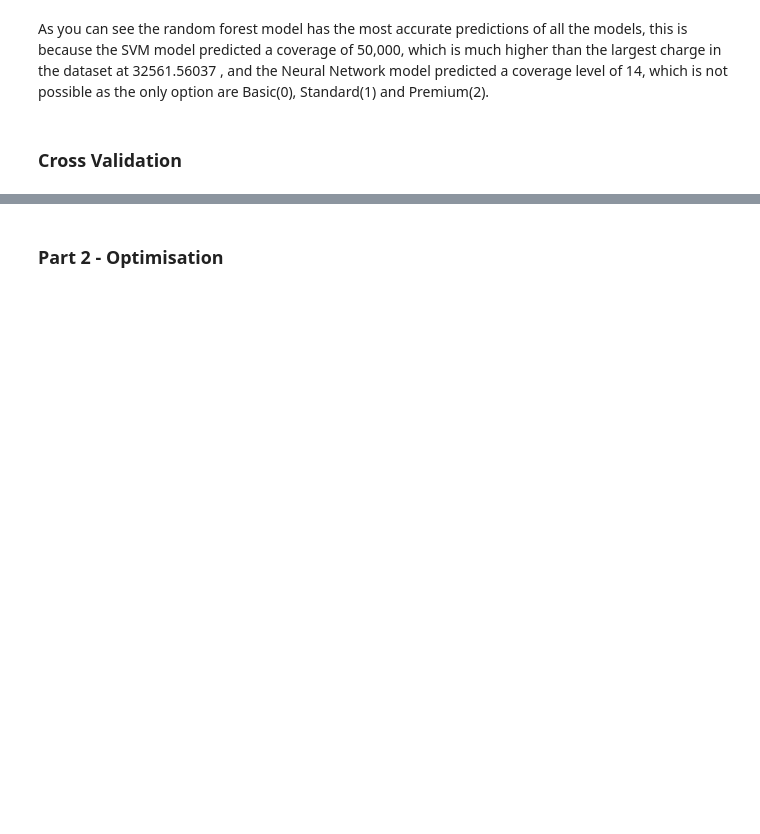
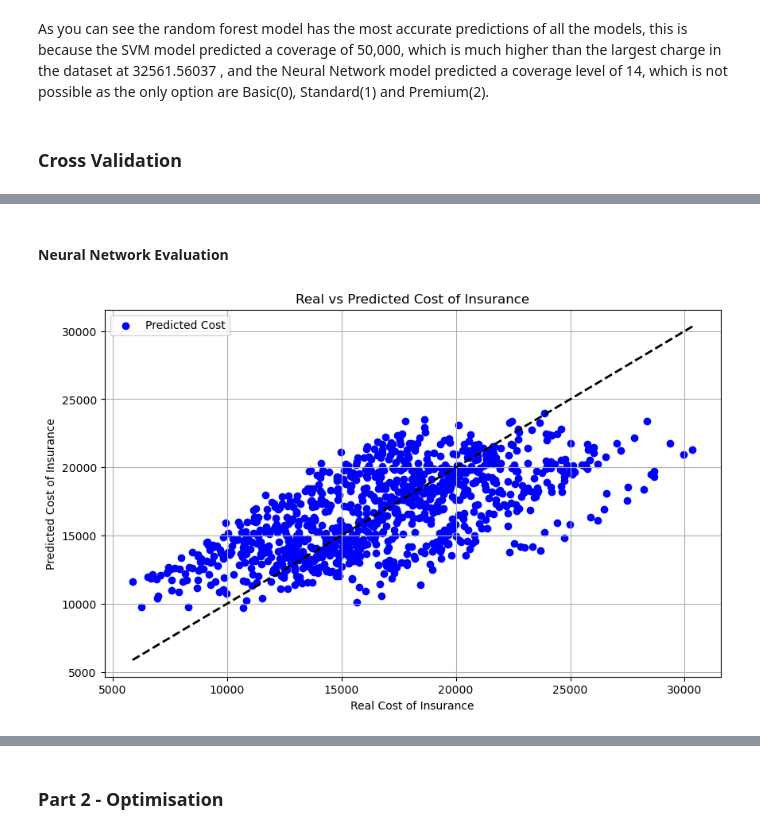
Before and after one commit to Zedster82/Comp-2002, a Jupyter notebook: Assignments/Final Report/Comp 2002 Report.ipynb, the cells around one changed output, grey strips where cells are left out. Drawn from its saved outputs; the diff is of its cells as text; code cells hidden in the pictures; blank space fills up the shorter version.

```diff
--- a/Assignments/Final Report/Comp 2002 Report.ipynb
+++ b/Assignments/Final Report/Comp 2002 Report.ipynb
@@ -218,23 +281,28 @@ nn_model = Sequential([
 nn_model.compile(optimizer='adam', loss='mean_squared_error')
 
 # Train the model
-trained_data = nn_model.fit(X_train, y_train, epochs=4, batch_size=8, validation_split=0.2)
+nn_model.fit(X_train, y_train, epochs=40, batch_size=8, validation_split=0.2)
 
 # Make predictions on the test data
-y_pred = nn_model.predict(X_test)
+y_pred_nn = nn_model.predict(X_test)
 # Split the predictions into charges and coverage level
-y_charges_pred = y_pred[:, 0]  # Charges is the first output variable
-y_coverage_pred = y_pred[:, 1]  # Coverage is the second output variable
+y_charges_pred_nn = y_pred_nn[:, 0]  # Charges is the first output variable
+y_coverage_pred_nn = y_pred_nn[:, 1]  # Coverage is the second output variable
 
-# Calculate Mean Squared Error for each output separately
-mse_charges = mean_squared_error(y_charges_test, y_charges_pred)
-mse_coverage = mean_squared_error(y_coverage_test, y_coverage_pred)
+# Calculate Mean Squared Error (MSE)
+mse_charges_nn = mean_squared_error(y_charges_test, y_charges_pred_nn)
+mse_coverage_nn = mean_squared_error(y_coverage_test, y_coverage_pred_nn)
+print("Mean Squared Error (Charges):", mse_charges_nn)
+print("Mean Squared Error (Coverage Level):", mse_coverage_nn)
 
-print("Mean Squared Error (Charges):", mse_charges)
-print("Mean Squared Error (Coverage Level):", mse_coverage)
-#y_pred_df = pd.DataFrame(y_pred, columns=['Predicted Charges', 'Predicted Coverage Level'])
-#y_test_df = pd.DataFrame(y_test, columns=['Actual Charges', 'Actual Coverage Level'])
-#combined_df = pd.concat([y_test_df, y_pred_df], axis=1)
+# Calculate Mean Absolute Error (MAE)
+mae_charges_nn = mean_absolute_error(y_charges_test, y_charges_pred_nn)
+mae_coverage_nn = mean_absolute_error(y_coverage_test, y_coverage_pred_nn)
+print("Mean Absolute Error (Charges):", mae_charges_nn)
+print("Mean Absolute Error (Coverage Level):", mae_coverage_nn)
 
-#combined_df.tail(9)
-#y_charges_test.tail()
+# Calculate R-squared
+r2_charges_nn = r2_score(y_charges_test, y_charges_pred_nn)
+r2_coverage_nn = r2_score(y_coverage_test, y_coverage_pred_nn)
+print("R-squared (Charges):", r2_charges_nn)
+print("R-squared (Coverage Level):", r2_coverage_nn)
@@ -323,0 +455,14 @@ plt.show()
+# %% [markdown]
+#### Neural Network Evaluation
+# %%
+plt.figure(figsize=(10, 6))
+plt.scatter(y_charges_test, y_charges_pred_nn, color='blue', label='Predicted Cost')
+plt.plot([y_charges_test.min(), y_charges_test.max()], [y_charges_test.min(), y_charges_test.max()], 'k--', lw=2)
+plt.xlabel('Real Cost of Insurance')
+plt.ylabel('Predicted Cost of Insurance')
+plt.title('Real vs Predicted Cost of Insurance')
+plt.legend()
+plt.grid(True)
+plt.show()
+# %% [output]
+[figure, added]
```
Also changed, not shown: parts of 19 cells of this notebook.
